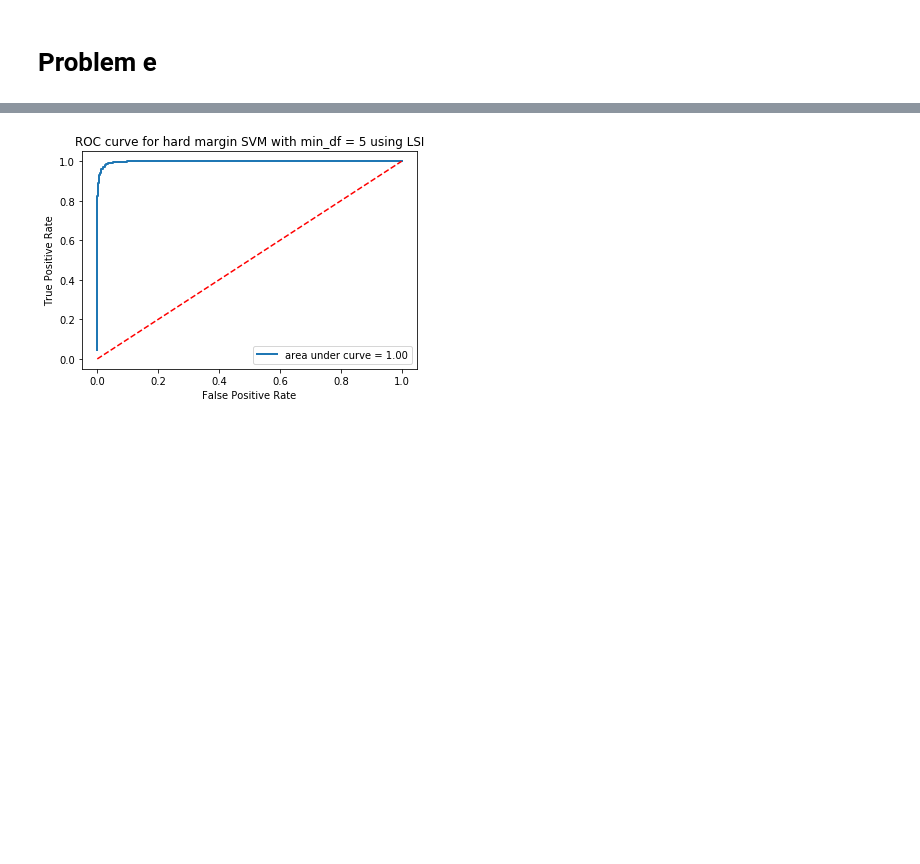
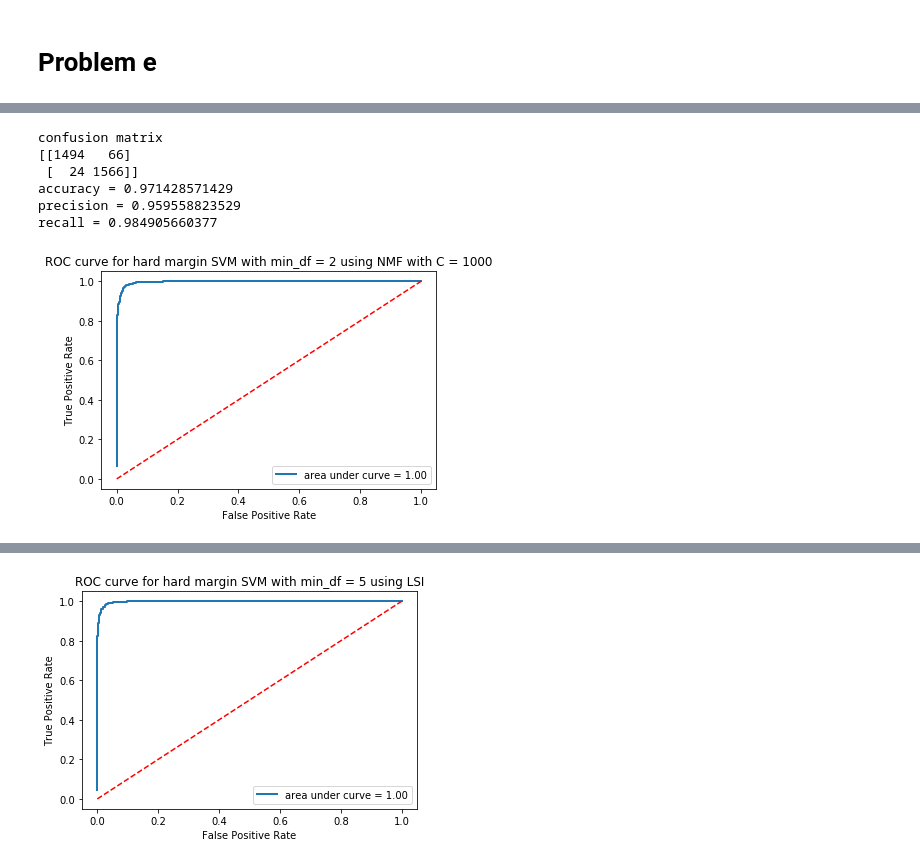
Before and after one commit to zxxia/ECE219-Large-Scale-Data-Mining, a Jupyter notebook: Project1/ee215b_project1.ipynb, the cells around one changed output, grey strips where cells are left out. Cells and saved outputs as stored; diff of their text form; code cells hidden in the pictures; blank space fills up the shorter version.

```diff
--- a/Project1/ee215b_project1.ipynb
+++ b/Project1/ee215b_project1.ipynb
@@ -320,0 +316,22 @@ recall = 1.0
+# %%
+# performing hard margin SVM classifier for min_df = 2 using NMF
+
+input_train_data = eight_train_tfidf_min_df_2_nmf
+input_test_data = eight_test_tfidf_min_df_2_nmf
+classifier = SVC(C = 1000, kernel='linear',probability = True)
+classifier = classifier.fit(input_train_data, eight_train_target)
+
+predicted_prob = classifier.predict_proba(input_test_data)[:,1]
+predicted_data = classifier.predict(input_test_data)
+
+roc_title = 'ROC curve for hard margin SVM with min_df = 2 using NMF with C = 1000'
+plot_roc_curve(eight_test_target, predicted_prob, roc_title)
+compute_prediction_stats(eight_test_target, predicted_data)
+# %% [output]
+confusion matrix
+[[1494   66]
+ [  24 1566]]
+accuracy = 0.971428571429
+precision = 0.959558823529
+recall = 0.984905660377
+[figure, added]
```
Also changed, not shown: parts of 7 cells of this notebook.
